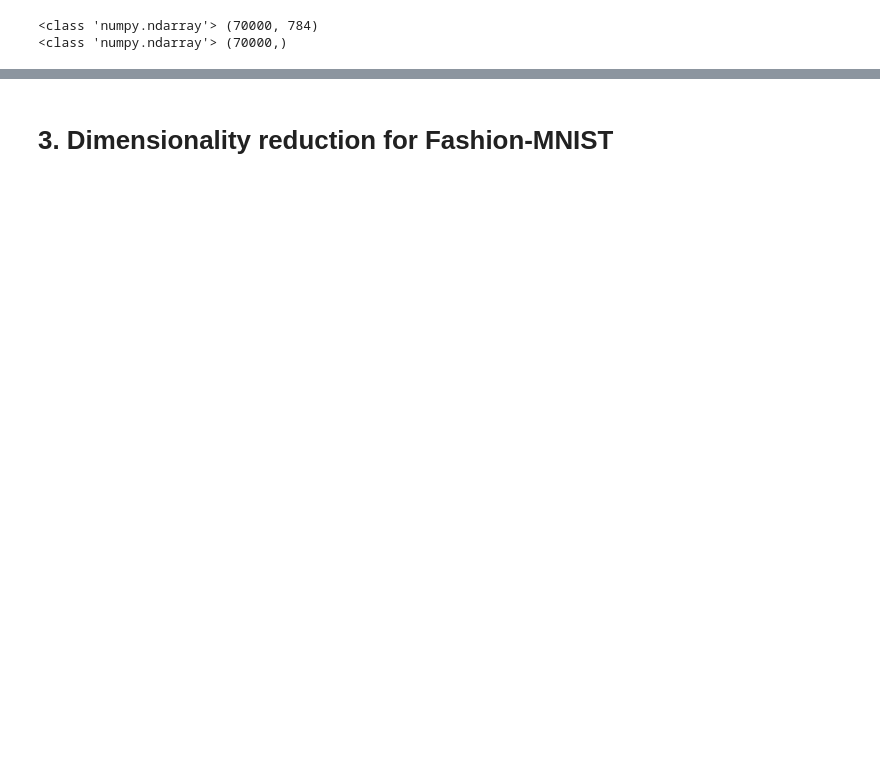
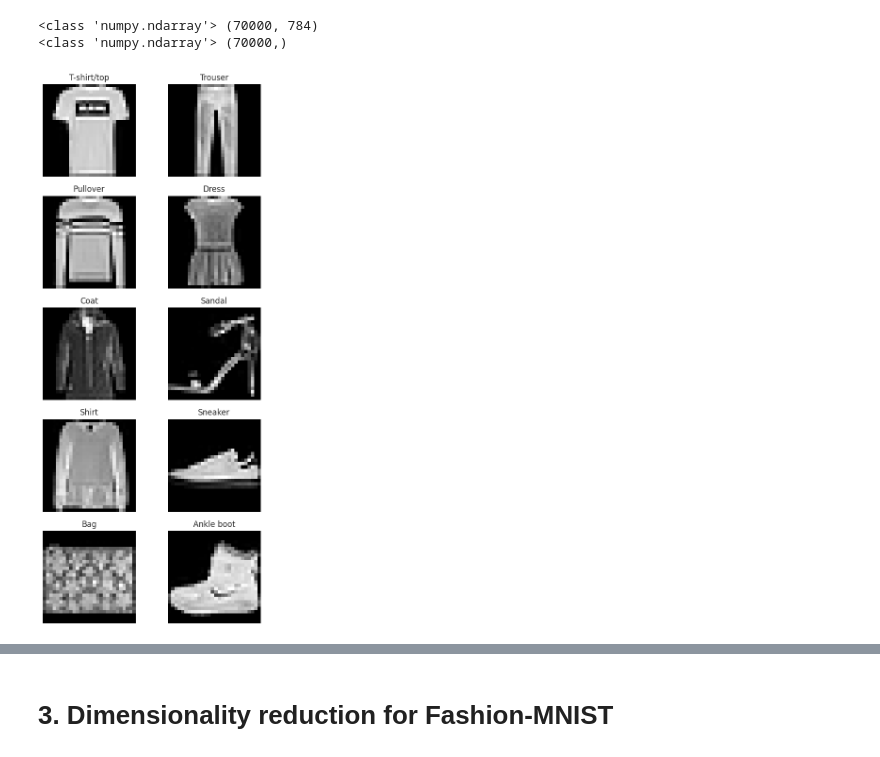
Before and after one commit to kayleepho/MATH-5750-Project-2, a Jupyter notebook: project2.ipynb, the cells around one changed output, grey strips where cells are left out. Saved outputs shown, nothing was run; the diff lists cells and outputs as text; code cells hidden in the pictures; blank space fills up the shorter version.

```diff
--- a/project2.ipynb
+++ b/project2.ipynb
@@ -45,0 +155,20 @@ print(type(y),y.shape)
+# %%
+# a 5×2 array of figures, each plotting a distinct article of clothing.
+class_names = ["T-shirt/top", "Trouser", "Pullover", "Dress", "Coat",
+               "Sandal", "Shirt", "Sneaker", "Bag", "Ankle boot"]
+fig, axes = plt.subplots(5, 2, figsize=(6, 12))
+axes = axes.flatten()
+
+for i in range(10):
+    # Find the first index of each class
+    idx = np.where(y == i)[0][0]
+    image = X[idx].reshape(28, 28)
+
+    axes[i].imshow(image, cmap='gray')
+    axes[i].set_title(class_names[i])
+    axes[i].axis('off')
+
+plt.tight_layout()
+plt.show()
+# %% [output]
+[figure, added]
```
Also changed, not shown: parts of 13 cells of this notebook.
